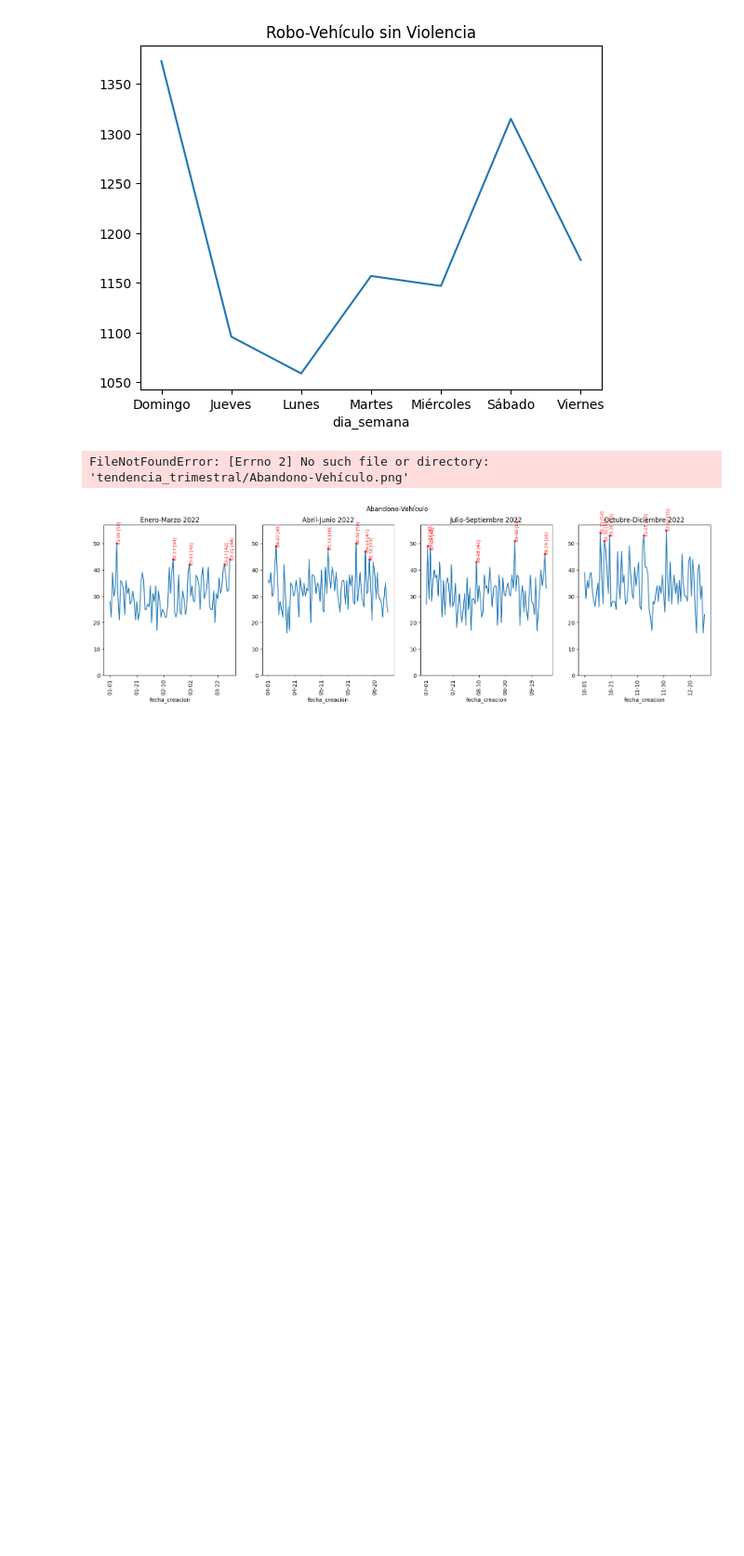
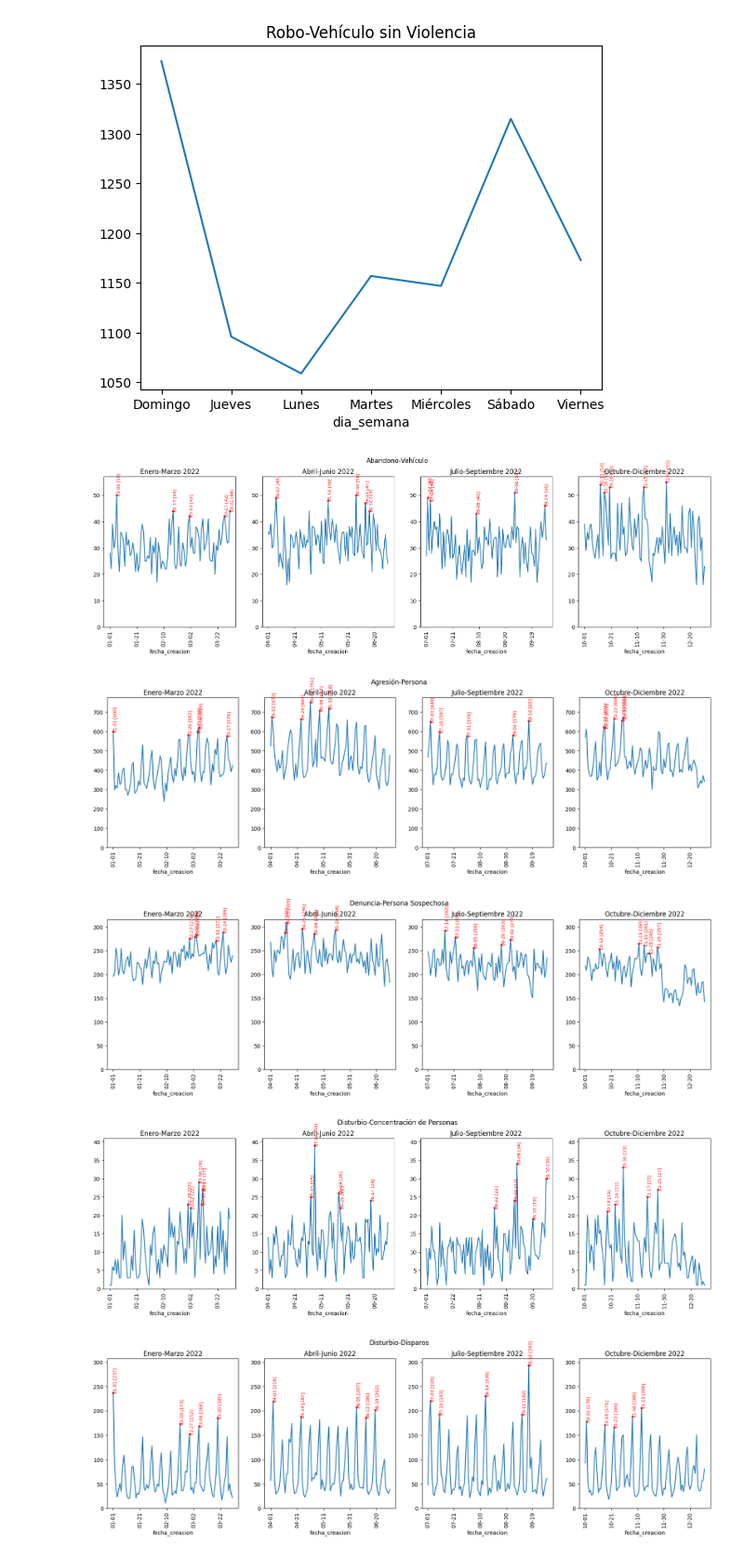
Before and after one commit to M1ndBlast/c5, a Jupyter notebook: tendencias.ipynb, the cells around one changed output. Shown at 93% size. Cells and saved outputs as stored; diff of their text form; code cells hidden in the pictures; blank space fills up the shorter version.

```diff
--- a/tendencias.ipynb
+++ b/tendencias.ipynb
@@ -116,7 +116,13 @@ for delito, delito_df in df_delitos:
 # %%
 import os
 import matplotlib.pyplot as plt
-with PdfPages('tendencias.pdf') as pdf:
+
+#create dir named tendencia_trimestral if not exists
+dir = 'tendencia_trimestral'
+if not os.path.exists(dir):
+    os.makedirs(dir)
+
+with PdfPages(f'{dir}/{dir}.pdf') as pdf:
     for delito, delito_df in df_delitos:
         # A Plot for each 4 months, 3 plots in same row
         fig, axes = plt.subplots(nrows=1, ncols=4, figsize=(20, 5))
@@ -168,38 +174,34 @@ with PdfPages('tendencias.pdf') as pdf:
                 axes[2].text(x_pos, y, str(f"{x} [{y}]"), fontsize=8, color='red', rotation=90)
 
         # Plot 4
         delito_df_pt4 = delito_df[(delito_df['fecha_creacion'] >= '10-01')].groupby('fecha_creacion').count()['incidente_c4']
         delito_df_pt4.plot(ax=axes[3])
         axes[3].set_title('Octubre-Diciembre 2022')
         axes[3].set_xticklabels(axes[3].get_xticklabels(), rotation=90)
         # Add scatter points with text labels to 5th hights days
         delito_df_pt4_sorted = delito_df_pt4.sort_values(ascending=False)
         for i, (x, y) in enumerate(zip(delito_df_pt4_sorted.index, delito_df_pt4_sorted.values)):
             if i < 5:
                 #get position of x in delito_df_pt2
                 x_pos = delito_df_pt4.index.get_loc(x)
 
                 axes[3].scatter(x_pos, y, s=10, color='red')
                 axes[3].text(x_pos, y, str(f"{x} [{y}]"), fontsize=8, color='red', rotation=90)
 
 
         #Get Max scale of all axes using get_ylim()
         y_max = max([ax.get_ylim()[1] for ax in axes])
         #Set all axes to the same scale
         for ax in axes:
             ax.set_ylim(0, y_max)
 
         plt.suptitle(delito)
         pdf.savefig()
-
-
-        # Save to png
-        #create dir named tendencia_trimestral if not exists
-        dir = 'tendencia_trimestral'
-        if not os.path.exists(dir):
-            os.makedirs(dir)
         plt.savefig(f"{dir}/{delito}.png")
         plt.show()
 # %% [output]
-FileNotFoundError: [Errno 2] No such file or directory: 'tendencia_trimestral/Abandono-Vehículo.png'
 [figure]
+[figure, added]
+[figure, added]
+[figure, added]
+[figure, added]
```
Also changed, not shown: parts of 1 cell of this notebook, 1 other file.
